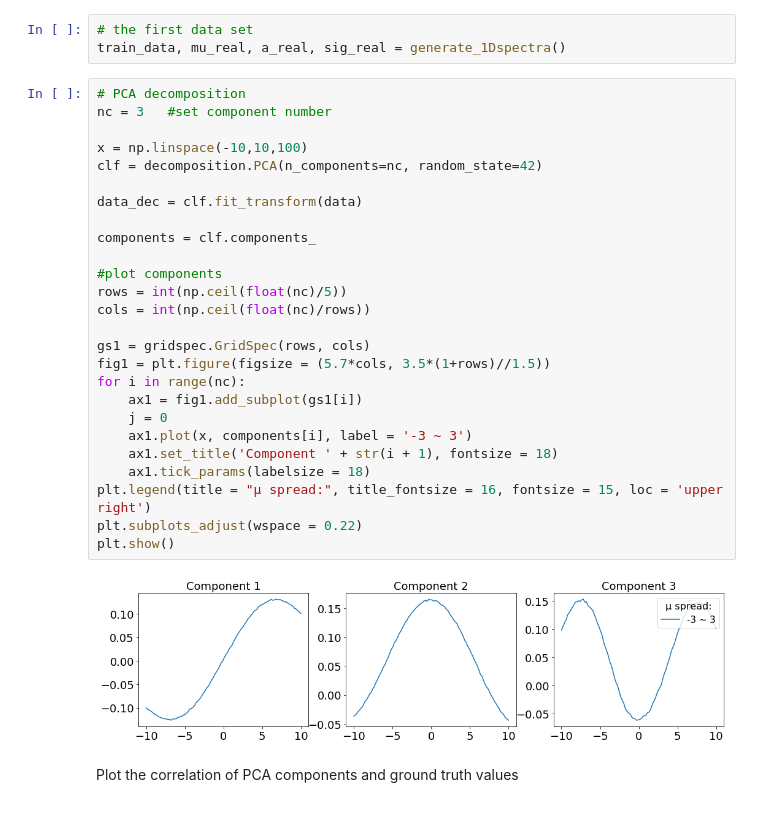
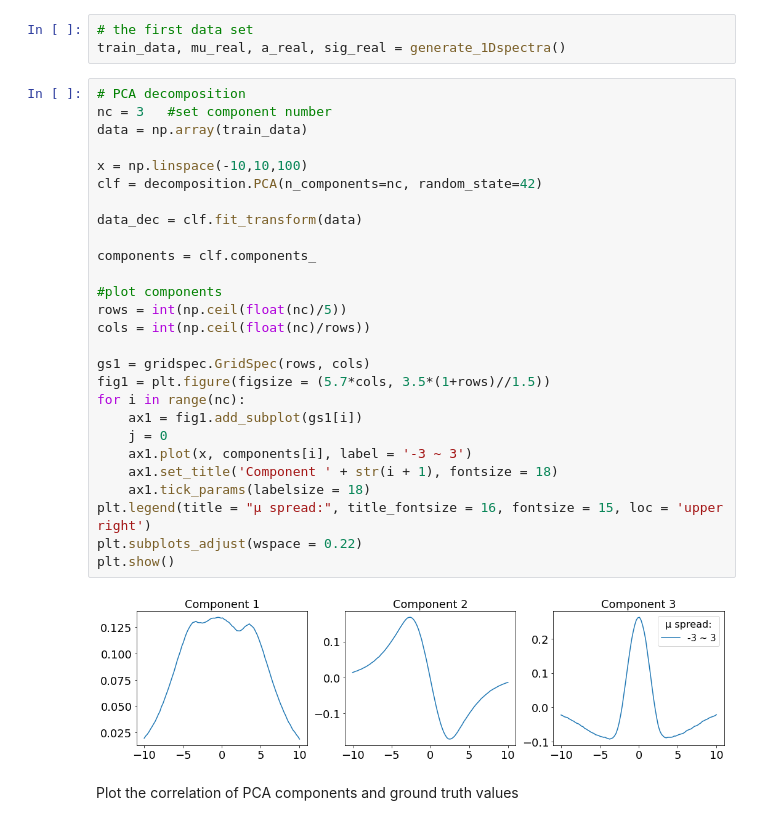
Before and after one commit to yongtaoliu/Decoding-the-shift-invariant-data, a Jupyter notebook: Decoding_the_shift_invariant_data_Notebook_1_applications_for_synthetic_spectra.ipynb, the cells around one changed output. Saved outputs shown, nothing was run; the diff lists cells and outputs as text.

```diff
--- a/Decoding_the_shift_invariant_data_Notebook_1_applications_for_synthetic_spectra.ipynb
+++ b/Decoding_the_shift_invariant_data_Notebook_1_applications_for_synthetic_spectra.ipynb
@@ -408,31 +428,32 @@ train_data, mu_real, a_real, sig_real = generate_1Dspectra()
 # %%
 # PCA decomposition
 nc = 3   #set component number
+data = np.array(train_data)
 
 x = np.linspace(-10,10,100)
 clf = decomposition.PCA(n_components=nc, random_state=42)
 
 data_dec = clf.fit_transform(data)
 
 components = clf.components_
 
 #plot components
 rows = int(np.ceil(float(nc)/5))
 cols = int(np.ceil(float(nc)/rows))
 
 gs1 = gridspec.GridSpec(rows, cols)
 fig1 = plt.figure(figsize = (5.7*cols, 3.5*(1+rows)//1.5))
 for i in range(nc):
     ax1 = fig1.add_subplot(gs1[i])
     j = 0
     ax1.plot(x, components[i], label = '-3 ~ 3')
     ax1.set_title('Component ' + str(i + 1), fontsize = 18)
     ax1.tick_params(labelsize = 18)
 plt.legend(title = "μ spread:", title_fontsize = 16, fontsize = 15, loc = 'upper right')
 plt.subplots_adjust(wspace = 0.22)
 plt.show()
 # %% [output]
-[figure, old version]
+[figure, new version]
 # %% [markdown]
 Plot the correlation of PCA components and ground truth values
 # %%
```
Also changed, not shown: parts of 11 cells of this notebook.
